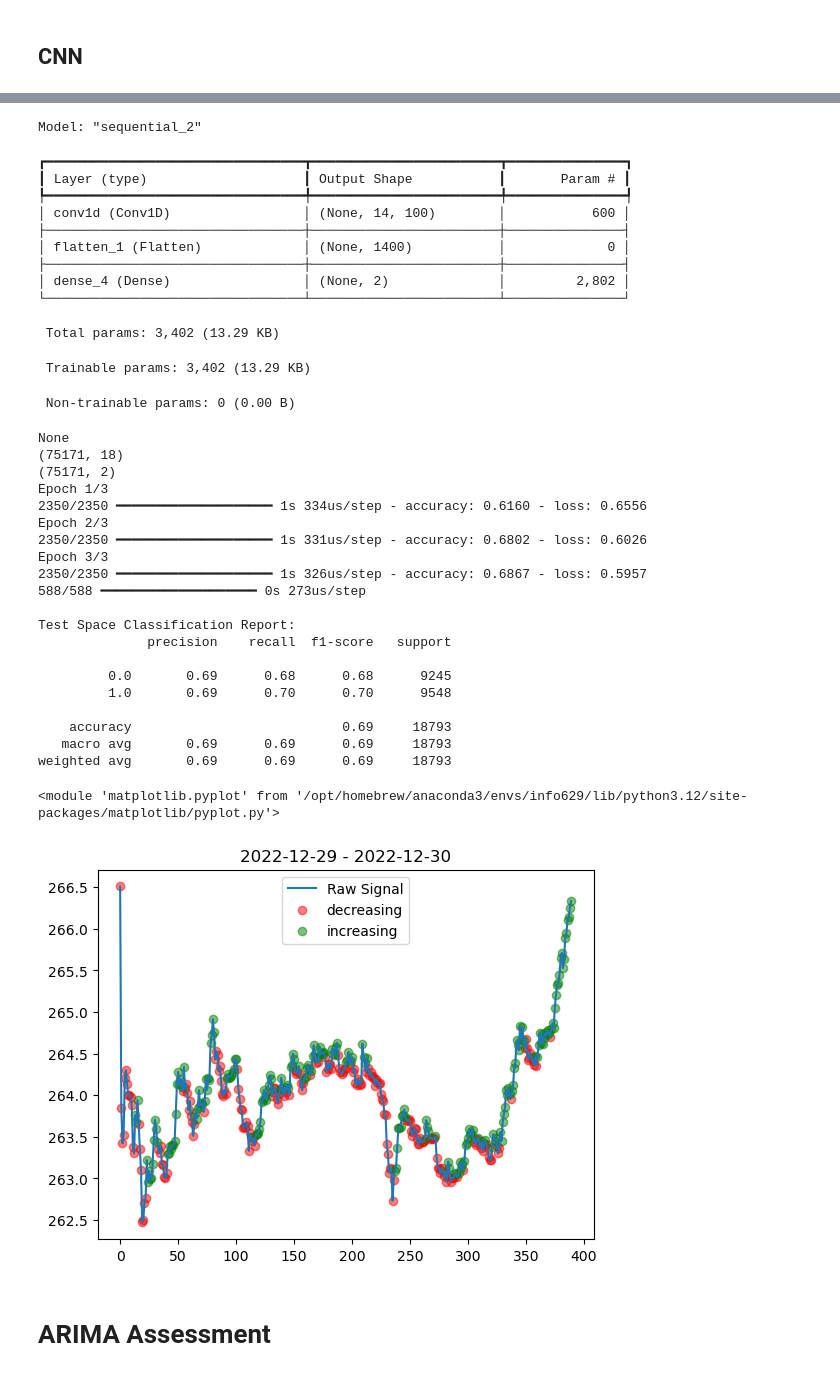
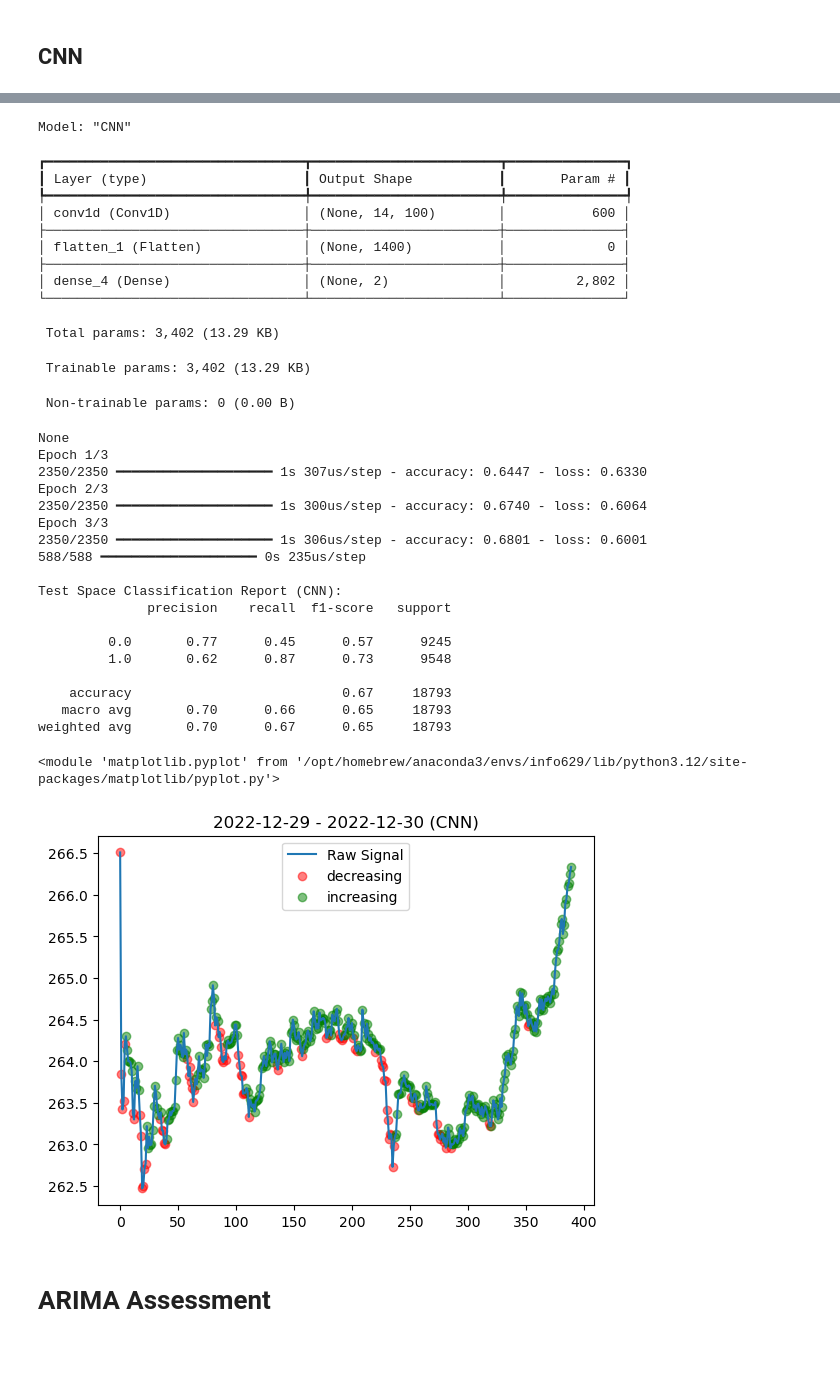
Before and after one commit to sindarian/market-trend-classification, a Jupyter notebook: analysis_driver.ipynb, the cells around one changed output, grey strips where cells are left out. Drawn from its saved outputs; the diff is of its cells as text; code cells hidden in the pictures.

Commit message:
Cleaning up print statements; adding model type to plot titles

```diff
--- a/analysis_driver.ipynb
+++ b/analysis_driver.ipynb
@@ -123,24 +149,24 @@ nn_config = nn_train_driver.default_training_config()
 print(f'LSTM Hyperparameter Configuration:')
 pprint(nn_config)
 
-# build/train the MLP
+# build/train the LSTM
 print('\nTraining LSTM:')
-model, test_df = nn_train_driver.train_lstm(data_df, label_df=label_df, config=nn_config)
+lstm, lstm_test_df = nn_train_driver.train_lstm(data_df, label_df=label_df, config=nn_config)
 
 # format the test df to just be the feature space
-feature_cols = list(test_df.columns)
+feature_cols = list(lstm_test_df.columns)
 feature_cols.remove('EpochTime')
 feature_cols.remove('Label')
 
 # get the properly formatted test space
-y_test_true = test_df['Label']
-yhat_test = nn_train_driver.inverse_onehot(model.predict(test_df[feature_cols]))
-print(f'\nTest Space Classification Report:\n{classification_report(y_test_true, yhat_test)}')
+y_test_true = lstm_test_df['Label']
+yhat_test = nn_train_driver.inverse_onehot(lstm.predict(lstm_test_df[feature_cols]))
+print(f'\nTest Space Classification Report (LSTM):\n{classification_report(y_test_true, yhat_test)}')
 
-# plot the NN classifications on the last few days of data
-yhat_test_df = pd.DataFrame({'EpochTime': test_df['EpochTime'].values,
+# plot the LSTM classifications on the last few days of data
+yhat_test_df = pd.DataFrame({'EpochTime': lstm_test_df['EpochTime'].values,
                              'Label': yhat_test})
-ps.plot_label_over_signal(data_df.iloc[-390:], yhat_test_df.iloc[-390:], 'Close')
+ps.plot_label_over_signal(data_df.iloc[-390:], yhat_test_df.iloc[-390:], 'Close', 'LSTM')
 # %% [output]
 LSTM Hyperparameter Configuration:
 {'activation': 'softmax',
@@ -197,24 +223,24 @@ nn_config = nn_train_driver.default_training_config()
 print(f'CNN Hyperparameter Configuration:')
 pprint(nn_config)
 
-# build/train the MLP
+# build/train the CNN
 print('\nTraining CNN:')
-model, test_df = nn_train_driver.train_cnn(data_df, label_df=label_df, config=nn_config)
+cnn, cnn_test_df = nn_train_driver.train_cnn(data_df, label_df=label_df, config=nn_config)
 
 # format the test df to just be the feature space
-feature_cols = list(test_df.columns)
+feature_cols = list(cnn_test_df.columns)
 feature_cols.remove('EpochTime')
 feature_cols.remove('Label')
 
 # get the properly formatted test space
-y_test_true = test_df['Label']
-yhat_test = nn_train_driver.inverse_onehot(model.predict(test_df[feature_cols]))
-print(f'\nTest Space Classification Report:\n{classification_report(y_test_true, yhat_test)}')
+y_test_true = cnn_test_df['Label']
+yhat_test = nn_train_driver.inverse_onehot(cnn.predict(cnn_test_df[feature_cols]))
+print(f'\nTest Space Classification Report (CNN):\n{classification_report(y_test_true, yhat_test)}')
 
-# plot the NN classifications on the last few days of data
-yhat_test_df = pd.DataFrame({'EpochTime': test_df['EpochTime'].values,
+# plot the CNN classifications on the last few days of data
+yhat_test_df = pd.DataFrame({'EpochTime': cnn_test_df['EpochTime'].values,
                              'Label': yhat_test})
-ps.plot_label_over_signal(data_df.iloc[-390:], yhat_test_df.iloc[-390:], 'Close')
+ps.plot_label_over_signal(data_df.iloc[-390:], yhat_test_df.iloc[-390:], 'Close', 'CNN')
 # %% [output]
 CNN Hyperparameter Configuration:
 {'activation': 'softmax',
@@ -222,47 +248,45 @@ CNN Hyperparameter Configuration:
  'in_shape': 18,
  'loss': 'categorical_crossentropy',
  'metrics': ['accuracy'],
  'n_fft_components': 8,
  'out_shape': 2,
  'periods': array([ 2,  4,  6,  8, 10, 12, 14, 16, 18]),
  'signal_data_column': 'Close'}
 
 Training CNN:
-Model: "sequential_2"
+Model: "CNN"
 ┏━━━━━━━━━━━━━━━━━━━━━━━━━━━━━━━━━┳━━━━━━━━━━━━━━━━━━━━━━━━┳━━━━━━━━━━━━━━━┓
 ┃ Layer (type)                    ┃ Output Shape           ┃       Param # ┃
 ┡━━━━━━━━━━━━━━━━━━━━━━━━━━━━━━━━━╇━━━━━━━━━━━━━━━━━━━━━━━━╇━━━━━━━━━━━━━━━┩
 │ conv1d (Conv1D)                 │ (None, 14, 100)        │           600 │
 ├─────────────────────────────────┼────────────────────────┼───────────────┤
 │ flatten_1 (Flatten)             │ (None, 1400)           │             0 │
 ├─────────────────────────────────┼────────────────────────┼───────────────┤
 │ dense_4 (Dense)                 │ (None, 2)              │         2,802 │
 └─────────────────────────────────┴────────────────────────┴───────────────┘
  Total params: 3,402 (13.29 KB)
  Trainable params: 3,402 (13.29 KB)
  Non-trainable params: 0 (0.00 B)
 None
-(75171, 18)
-(75171, 2)
 Epoch 1/3
-2350/2350 ━━━━━━━━━━━━━━━━━━━━ 1s 334us/step - accuracy: 0.6160 - loss: 0.6556
+2350/2350 ━━━━━━━━━━━━━━━━━━━━ 1s 307us/step - accuracy: 0.6447 - loss: 0.6330
 Epoch 2/3
-2350/2350 ━━━━━━━━━━━━━━━━━━━━ 1s 331us/step - accuracy: 0.6802 - loss: 0.6026
+2350/2350 ━━━━━━━━━━━━━━━━━━━━ 1s 300us/step - accuracy: 0.6740 - loss: 0.6064
 Epoch 3/3
-2350/2350 ━━━━━━━━━━━━━━━━━━━━ 1s 326us/step - accuracy: 0.6867 - loss: 0.5957
-588/588 ━━━━━━━━━━━━━━━━━━━━ 0s 273us/step
+2350/2350 ━━━━━━━━━━━━━━━━━━━━ 1s 306us/step - accuracy: 0.6801 - loss: 0.6001
+588/588 ━━━━━━━━━━━━━━━━━━━━ 0s 235us/step
 
-Test Space Classification Report:
+Test Space Classification Report (CNN):
               precision    recall  f1-score   support
 
-         0.0       0.69      0.68      0.68      9245
-         1.0       0.69      0.70      0.70      9548
+         0.0       0.77      0.45      0.57      9245
+         1.0       0.62      0.87      0.73      9548
 
-    accuracy                           0.69     18793
-   macro avg       0.69      0.69      0.69     18793
-weighted avg       0.69      0.69      0.69     18793
+    accuracy                           0.67     18793
+   macro avg       0.70      0.66      0.65     18793
+weighted avg       0.70      0.67      0.65     18793
 <module 'matplotlib.pyplot' from '/opt/homebrew/anaconda3/envs/info629/lib/python3.12/site-packages/matplotlib/pyplot.py'>
-[figure, old version]
+[figure, new version]
 # %% [markdown]
 # ARIMA Assessment
 # %% [markdown]
```
Also changed, not shown: parts of 6 cells of this notebook, 4 other files.
